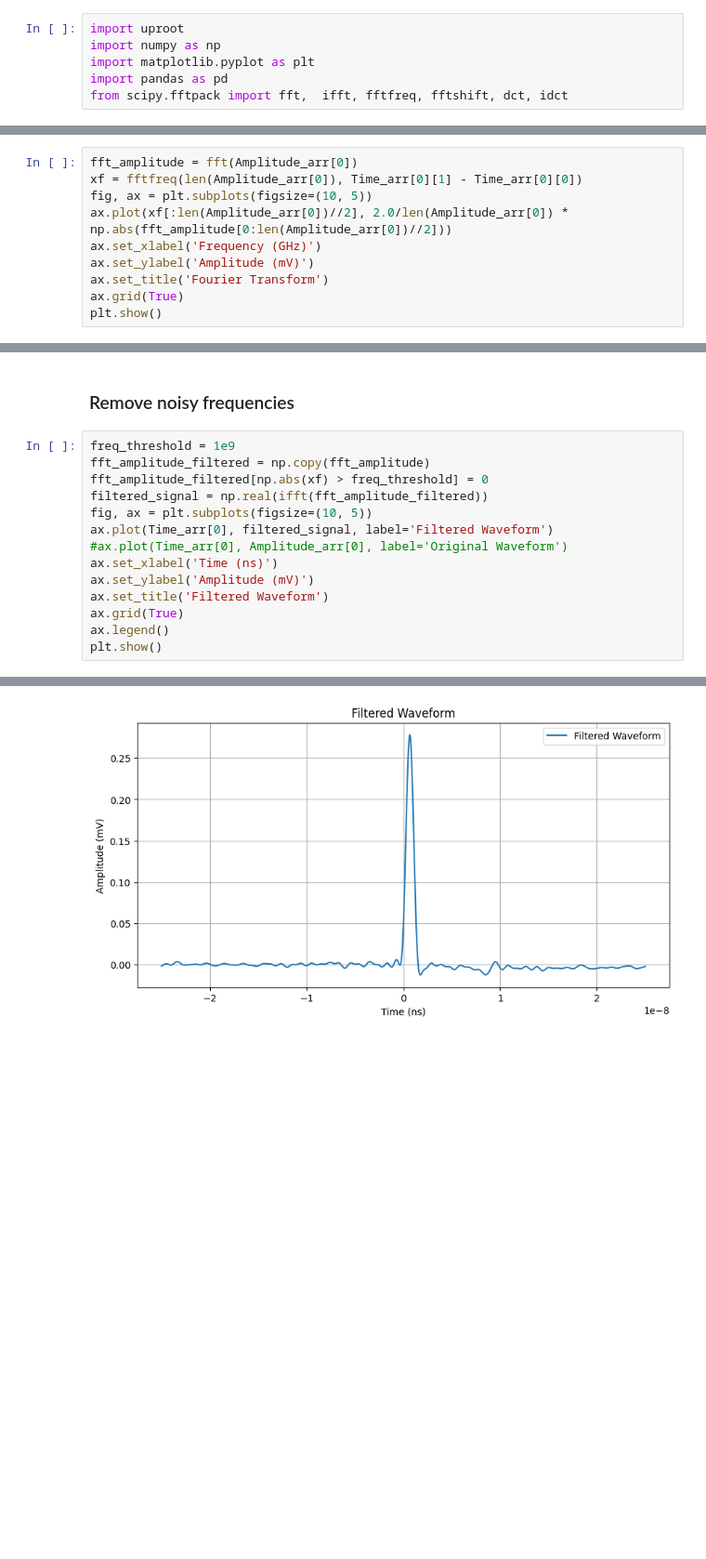
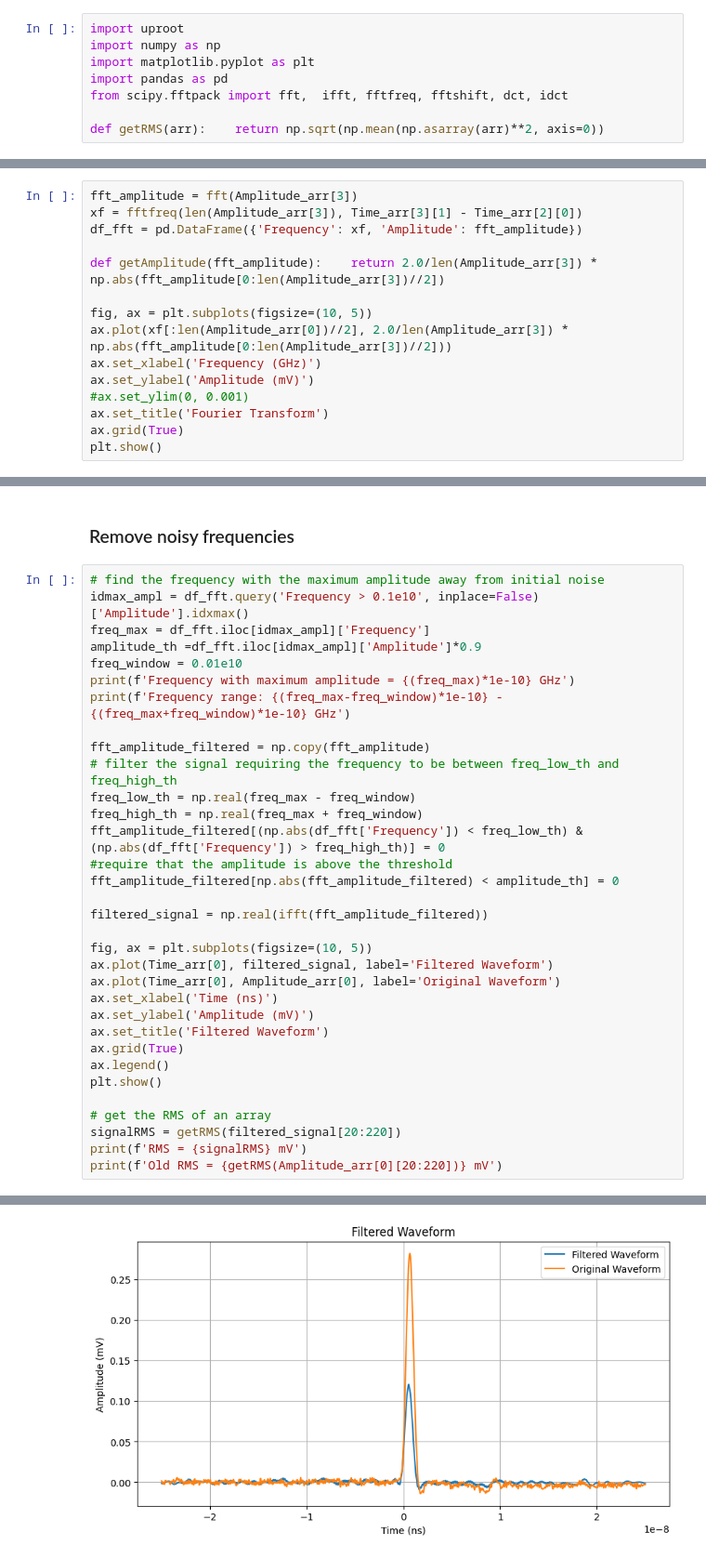
Before and after one commit to GiorgioAlbertoLucia/LabFNS2, a Jupyter notebook: Beta/src/signalFFT.ipynb, the cells around one changed output, grey strips where cells are left out. Shown: that part at 93% size. Drawn from its saved outputs; the diff is of its cells as text; blank space fills up the shorter version.

```diff
--- a/Beta/src/signalFFT.ipynb
+++ b/Beta/src/signalFFT.ipynb
@@ -6,6 +6,8 @@ import numpy as np
 import matplotlib.pyplot as plt
 import pandas as pd
 from scipy.fftpack import fft,  ifft, fftfreq, fftshift, dct, idct
+
+def getRMS(arr):    return np.sqrt(np.mean(np.asarray(arr)**2, axis=0))
 # %% [markdown]
 ### Extract data
 # %%
@@ -53,12 +53,17 @@ plt.show()
 # %% [markdown]
 ### FFT of first signal
 # %%
-fft_amplitude = fft(Amplitude_arr[0])
-xf = fftfreq(len(Amplitude_arr[0]), Time_arr[0][1] - Time_arr[0][0])
+fft_amplitude = fft(Amplitude_arr[3])
+xf = fftfreq(len(Amplitude_arr[3]), Time_arr[3][1] - Time_arr[2][0])
+df_fft = pd.DataFrame({'Frequency': xf, 'Amplitude': fft_amplitude})
+
+def getAmplitude(fft_amplitude):    return 2.0/len(Amplitude_arr[3]) * np.abs(fft_amplitude[0:len(Amplitude_arr[3])//2])
+
 fig, ax = plt.subplots(figsize=(10, 5))
-ax.plot(xf[:len(Amplitude_arr[0])//2], 2.0/len(Amplitude_arr[0]) * np.abs(fft_amplitude[0:len(Amplitude_arr[0])//2]))
+ax.plot(xf[:len(Amplitude_arr[0])//2], 2.0/len(Amplitude_arr[3]) * np.abs(fft_amplitude[0:len(Amplitude_arr[3])//2]))
 ax.set_xlabel('Frequency (GHz)')
 ax.set_ylabel('Amplitude (mV)')
+#ax.set_ylim(0, 0.001)
 ax.set_title('Fourier Transform')
 ax.grid(True)
 plt.show()
@@ -67,17 +72,36 @@ plt.show()
 # %% [markdown]
 ### Remove noisy frequencies
 # %%
-freq_threshold = 1e9
+# find the frequency with the maximum amplitude away from initial noise
+idmax_ampl = df_fft.query('Frequency > 0.1e10', inplace=False)['Amplitude'].idxmax()
+freq_max = df_fft.iloc[idmax_ampl]['Frequency']
+amplitude_th =df_fft.iloc[idmax_ampl]['Amplitude']*0.9
+freq_window = 0.01e10
+print(f'Frequency with maximum amplitude = {(freq_max)*1e-10} GHz')
+print(f'Frequency range: {(freq_max-freq_window)*1e-10} - {(freq_max+freq_window)*1e-10} GHz')
+
 fft_amplitude_filtered = np.copy(fft_amplitude)
-fft_amplitude_filtered[np.abs(xf) > freq_threshold] = 0
+# filter the signal requiring the frequency to be between freq_low_th and freq_high_th
+freq_low_th = np.real(freq_max - freq_window)
+freq_high_th = np.real(freq_max + freq_window)
+fft_amplitude_filtered[(np.abs(df_fft['Frequency']) < freq_low_th) & (np.abs(df_fft['Frequency']) > freq_high_th)] = 0
+#require that the amplitude is above the threshold
+fft_amplitude_filtered[np.abs(fft_amplitude_filtered) < amplitude_th] = 0
+
 filtered_signal = np.real(ifft(fft_amplitude_filtered))
+
 fig, ax = plt.subplots(figsize=(10, 5))
 ax.plot(Time_arr[0], filtered_signal, label='Filtered Waveform')
-#ax.plot(Time_arr[0], Amplitude_arr[0], label='Original Waveform')
+ax.plot(Time_arr[0], Amplitude_arr[0], label='Original Waveform')
 ax.set_xlabel('Time (ns)')
 ax.set_ylabel('Amplitude (mV)')
 ax.set_title('Filtered Waveform')
 ax.grid(True)
 ax.legend()
 plt.show()
+
+# get the RMS of an array
+signalRMS = getRMS(filtered_signal[20:220])
+print(f'RMS = {signalRMS} mV')
+print(f'Old RMS = {getRMS(Amplitude_arr[0][20:220])} mV')
 # %% [output]
@@ -84 +110 @@ plt.show()
-[figure, old version]
+[figure, new version]
```
Also changed, not shown: parts of 5 cells of this notebook, 3 other files.
